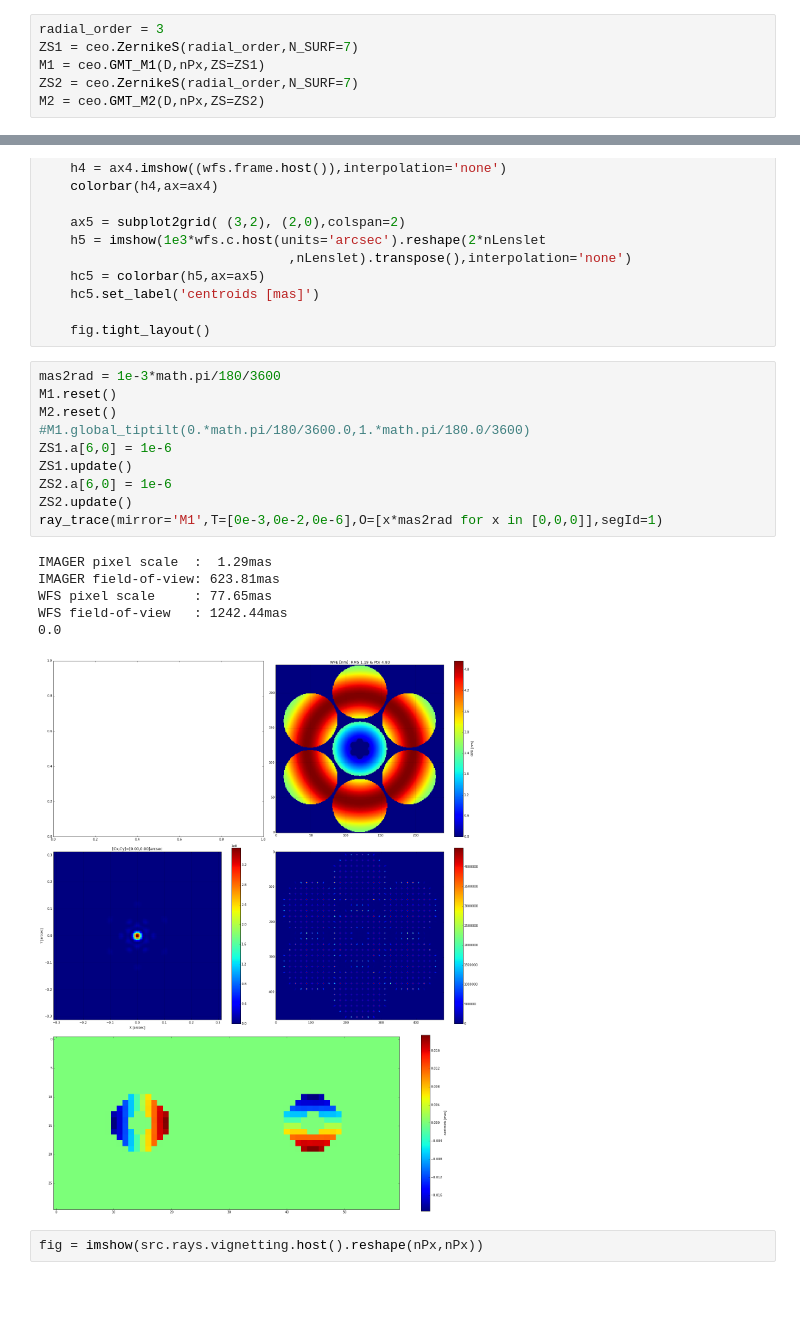
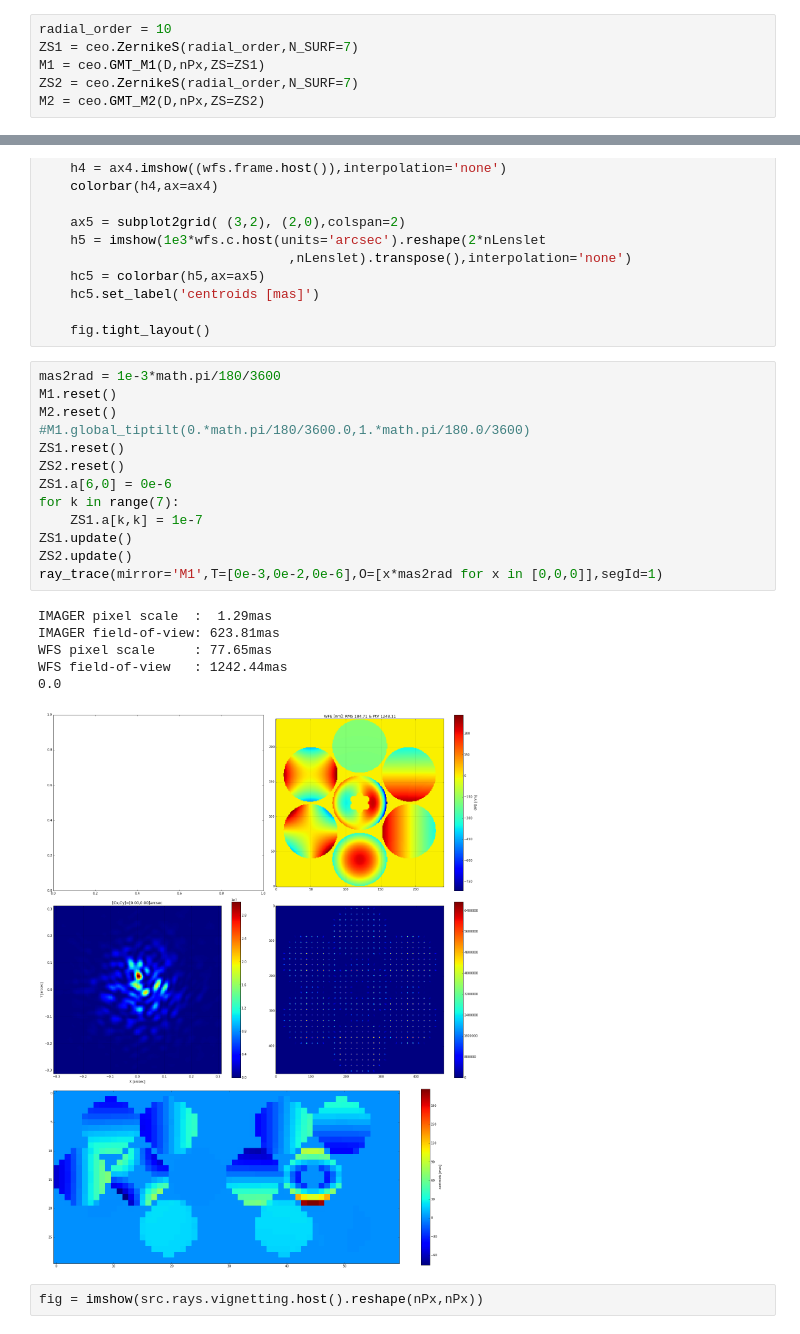
Before and after one commit to rconan/CEO, a Jupyter notebook: python/notebooks/rayTracing/GMT-Segmented-Aperture-Interactive.ipynb, the cells around one changed output, grey strips where cells are left out. Drawn from its saved outputs; the diff is of its cells as text; blank space fills up the shorter version.

Commit message:
RESET ZERNIKE COEFFICIENTS

```diff
--- a/python/notebooks/rayTracing/GMT-Segmented-Aperture-Interactive.ipynb
+++ b/python/notebooks/rayTracing/GMT-Segmented-Aperture-Interactive.ipynb
@@ -25,7 +25,7 @@ src    = ceo.Source("R",zenith=0*math.pi/180/3600,azimuth=0*math.pi/4,
 imgr = ceo.ShackHartmann(1, nPx-1, D ,DFT_osf=4,N_PX_IMAGE=0.5*(nPx-1))
 wfs = ceo.ShackHartmann(nLenslet, n, D/nLenslet,N_PX_IMAGE=2*n)
 # %%
-radial_order = 3
+radial_order = 10
 ZS1 = ceo.ZernikeS(radial_order,N_SURF=7)
 M1 = ceo.GMT_M1(D,nPx,ZS=ZS1)
 ZS2 = ceo.ZernikeS(radial_order,N_SURF=7)
@@ -193,20 +193,23 @@ def ray_trace(mirror='M1',T=[0,0,0],O=[0,0,0],segId=0):
 # %%
 mas2rad = 1e-3*math.pi/180/3600
 M1.reset()
 M2.reset()
 #M1.global_tiptilt(0.*math.pi/180/3600.0,1.*math.pi/180.0/3600)
-ZS1.a[6,0] = 1e-6
+ZS1.reset()
+ZS2.reset()
+ZS1.a[6,0] = 0e-6
+for k in range(7):
+    ZS1.a[k,k] = 1e-7
 ZS1.update()
-ZS2.a[6,0] = 1e-6
 ZS2.update()
 ray_trace(mirror='M1',T=[0e-3,0e-2,0e-6],O=[x*mas2rad for x in [0,0,0]],segId=1)
 # %% [output]
 IMAGER pixel scale  :  1.29mas
 IMAGER field-of-view: 623.81mas
 WFS pixel scale     : 77.65mas
 WFS field-of-view   : 1242.44mas
 0.0
-[figure, old version]
+[figure, new version]
 # %%
 fig = imshow(src.rays.vignetting.host().reshape(nPx,nPx))
 # %% [output]
```
Also changed, not shown: parts of 5 cells of this notebook, 1 other file.
